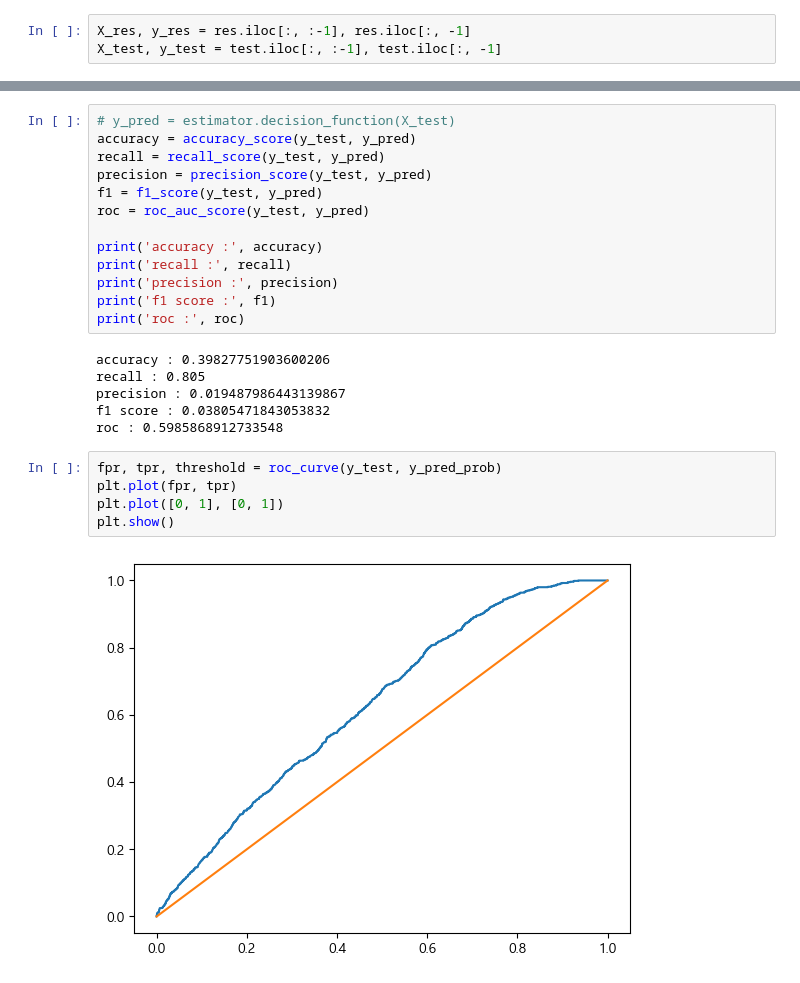
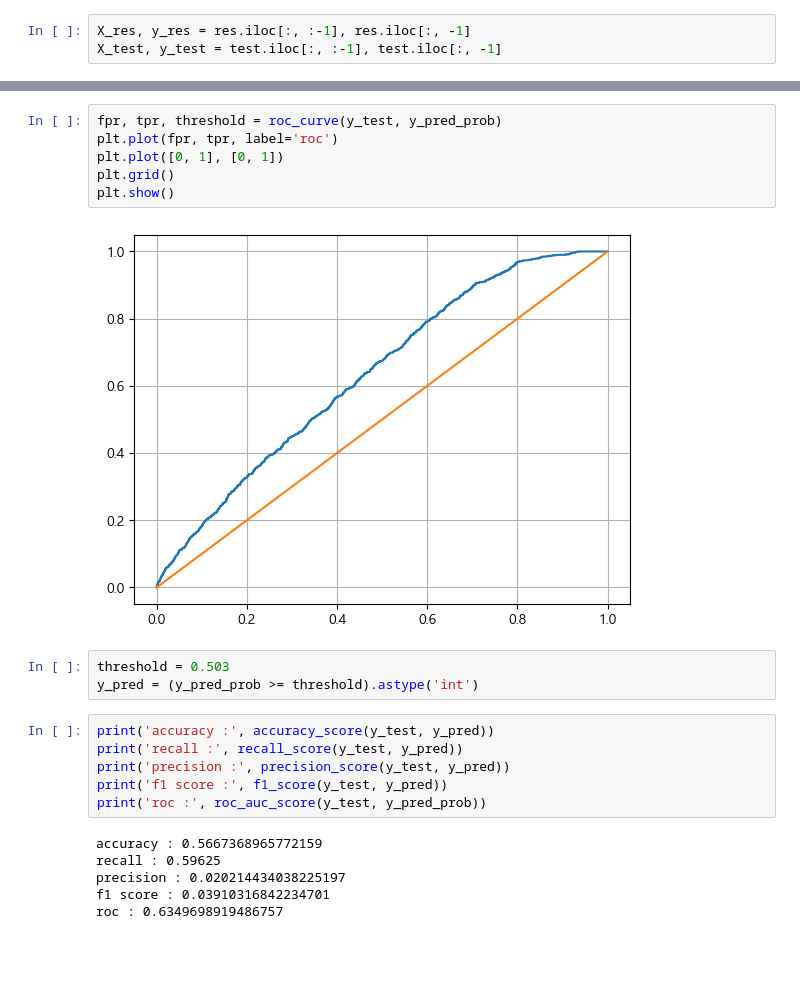
Before and after one commit to basill2001/IECAPSTONE1, a Jupyter notebook: models_Adaboost.ipynb, the cells around one changed output, grey strips where cells are left out. Drawn from its saved outputs; the diff is of its cells as text; blank space fills up the shorter version.

```diff
--- a/models_Adaboost.ipynb
+++ b/models_Adaboost.ipynb
@@ -84,29 +98,26 @@ plt.show()
+# %%
+fpr, tpr, threshold = roc_curve(y_test, y_pred_prob)
+plt.plot(fpr, tpr, label='roc')
+plt.plot([0, 1], [0, 1])
+plt.grid()
+plt.show()
+# %% [output]
+[figure, added]
+# %%
+threshold = 0.503
+y_pred = (y_pred_prob >= threshold).astype('int')
 # %%
-# y_pred = estimator.decision_function(X_test)
-accuracy = accuracy_score(y_test, y_pred)
-recall = recall_score(y_test, y_pred)
-precision = precision_score(y_test, y_pred)
-f1 = f1_score(y_test, y_pred)
-roc = roc_auc_score(y_test, y_pred)
-
-print('accuracy :', accuracy)
-print('recall :', recall)
-print('precision :', precision)
-print('f1 score :', f1)
-print('roc :', roc)
+print('accuracy :', accuracy_score(y_test, y_pred))
+print('recall :', recall_score(y_test, y_pred))
+print('precision :', precision_score(y_test, y_pred))
+print('f1 score :', f1_score(y_test, y_pred))
+print('roc :', roc_auc_score(y_test, y_pred_prob))
 # %% [output]
-accuracy : 0.39827751903600206
-recall : 0.805
-precision : 0.019487986443139867
-f1 score : 0.03805471843053832
-roc : 0.5985868912733548
+accuracy : 0.5667368965772159
+recall : 0.59625
+precision : 0.020214434038225197
+f1 score : 0.03910316842234701
+roc : 0.6349698919486757
-# %%
-fpr, tpr, threshold = roc_curve(y_test, y_pred_prob)
-plt.plot(fpr, tpr)
-plt.plot([0, 1], [0, 1])
-plt.show()
-# %% [output]
-[figure, removed]
 # %%
 cm = confusion_matrix(y_test, y_pred)
 sns.heatmap(cm, annot=True, cmap = 'Blues', fmt='g')
```
Also changed, not shown: parts of 27 cells of this notebook.
